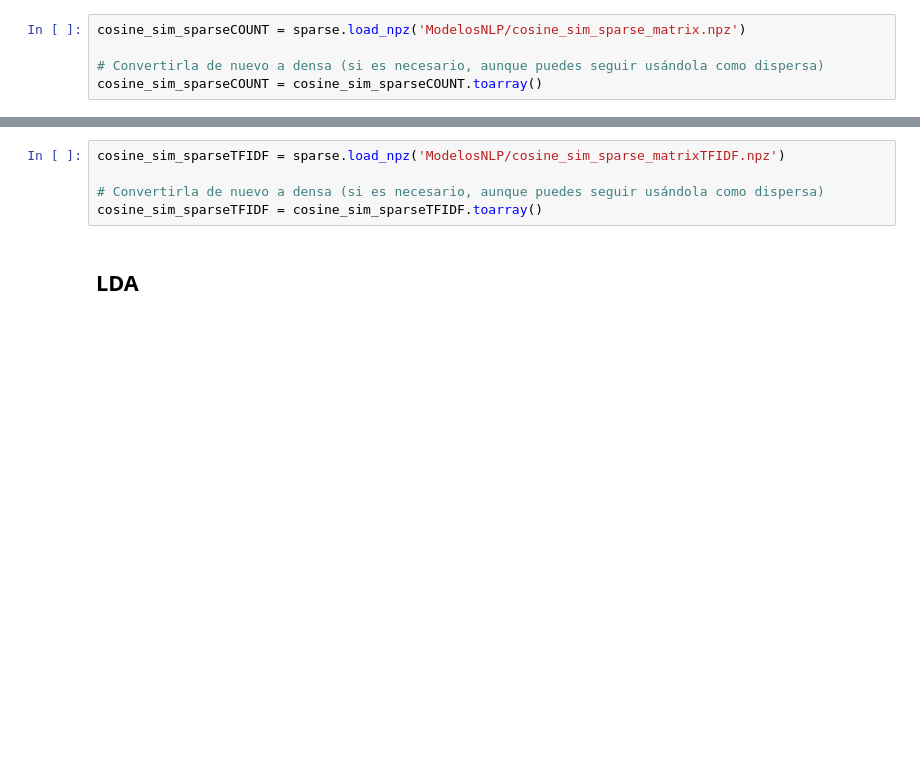
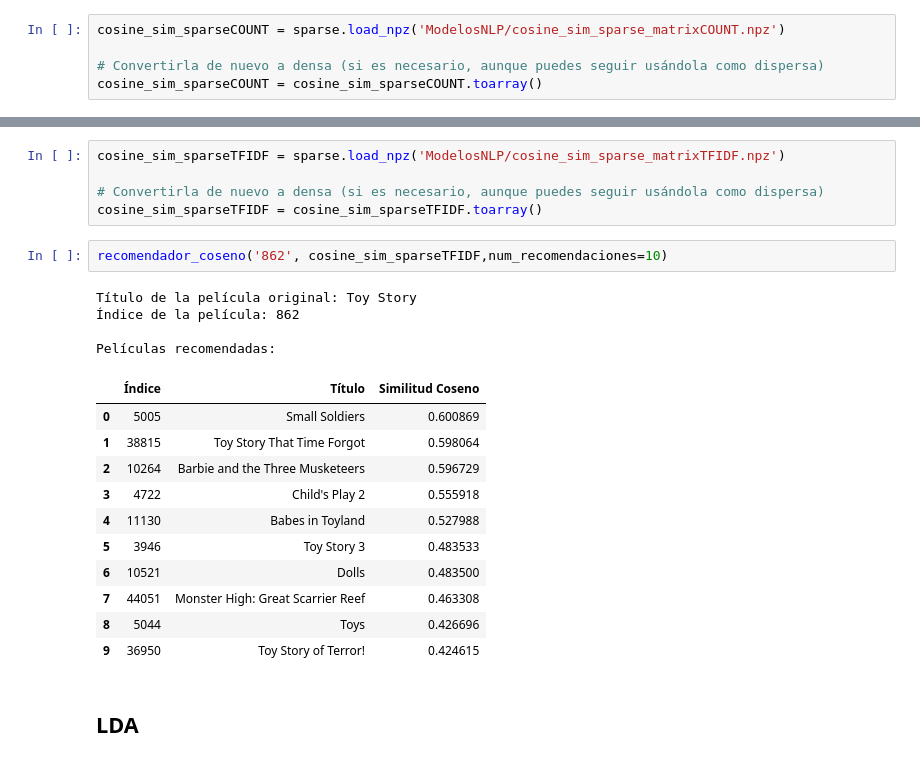
Before and after one commit to juankquintana/proyecto_recomendacion_peliculas, a Jupyter notebook: NLPModels.ipynb, the cells around one changed output, grey strips where cells are left out. Drawn from its saved outputs; the diff is of its cells as text; blank space fills up the shorter version.

```diff
--- a/NLPModels.ipynb
+++ b/NLPModels.ipynb
@@ -313,7 +315,7 @@ Películas recomendadas:
 # %% [markdown]
 ### Cargar Count Vectorizer
 # %%
-cosine_sim_sparseCOUNT = sparse.load_npz('ModelosNLP/cosine_sim_sparse_matrix.npz')
+cosine_sim_sparseCOUNT = sparse.load_npz('ModelosNLP/cosine_sim_sparse_matrixCOUNT.npz')
 
 # Convertirla de nuevo a densa (si es necesario, aunque puedes seguir usándola como dispersa)
 cosine_sim_sparseCOUNT = cosine_sim_sparseCOUNT.toarray()
@@ -384,6 +387,24 @@ cosine_sim_sparseTFIDF = sparse.load_npz('ModelosNLP/cosine_sim_sparse_matrixTFI
 
 # Convertirla de nuevo a densa (si es necesario, aunque puedes seguir usándola como dispersa)
 cosine_sim_sparseTFIDF = cosine_sim_sparseTFIDF.toarray()
+# %%
+recomendador_coseno('862', cosine_sim_sparseTFIDF,num_recomendaciones=10)
+# %% [output]
+Título de la película original: Toy Story
+Índice de la película: 862
+
+Películas recomendadas:
+|  | Índice | Título | Similitud Coseno |
+| 0 | 5005 | Small Soldiers | 0.600869 |
+| 1 | 38815 | Toy Story That Time Forgot | 0.598064 |
+| 2 | 10264 | Barbie and the Three Musketeers | 0.596729 |
+| 3 | 4722 | Child's Play 2 | 0.555918 |
+| 4 | 11130 | Babes in Toyland | 0.527988 |
+| 5 | 3946 | Toy Story 3 | 0.483533 |
+| 6 | 10521 | Dolls | 0.483500 |
+| 7 | 44051 | Monster High: Great Scarrier Reef | 0.463308 |
+| 8 | 5044 | Toys | 0.426696 |
+| 9 | 36950 | Toy Story of Terror! | 0.424615 |
 # %% [markdown]
 ## LDA
 # %%
```
Also changed, not shown: parts of 8 cells of this notebook.
